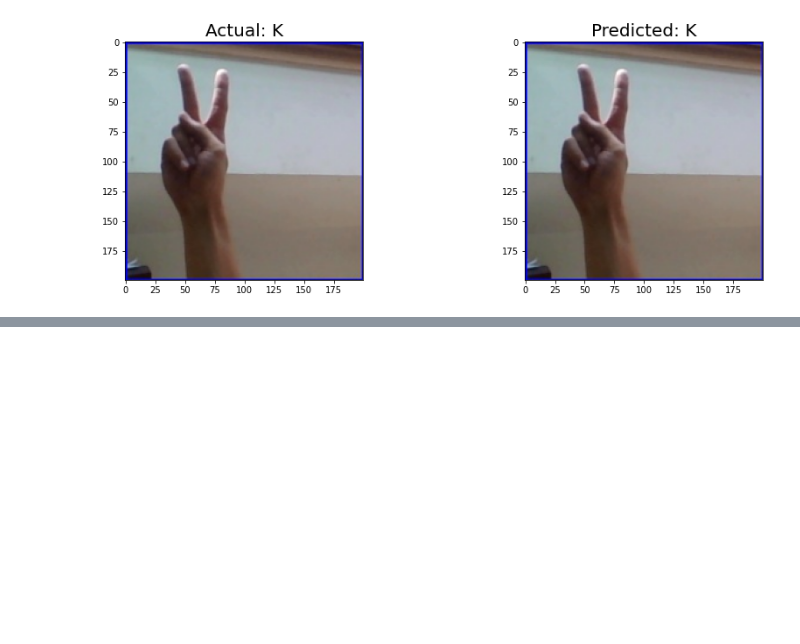
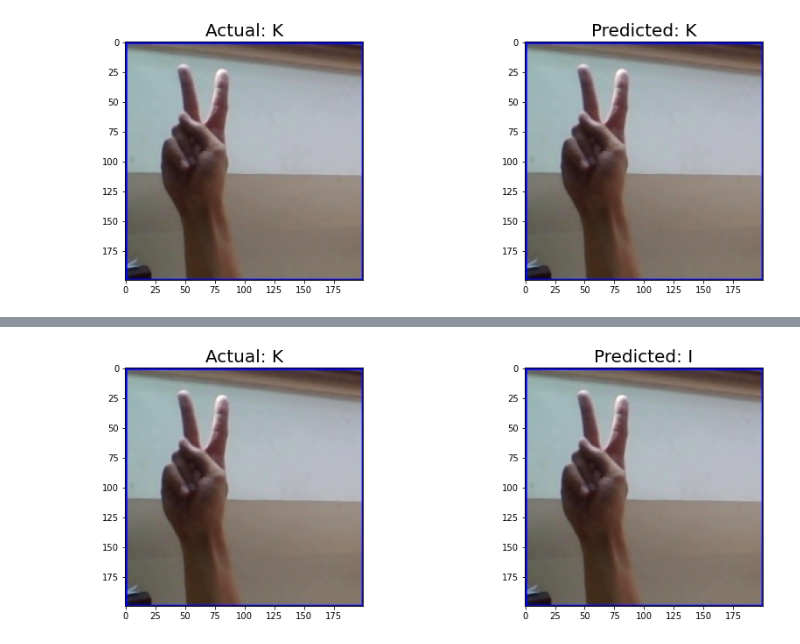
Before and after one commit to BharathN96/ASL_classification, a Jupyter notebook: Team7_Kavya.ipynb, the cells around one changed output, grey strips where cells are left out. Drawn from its saved outputs; the diff is of its cells as text; code cells hidden in the pictures; blank space fills up the shorter version.

```diff
--- a/Team7_Kavya.ipynb
+++ b/Team7_Kavya.ipynb
@@ -429,0 +611,20 @@ plt.show()
+# %%
+img1=cv2.imread("Alphabets_split/val/K/K530.jpg")
+img1=cv2.cvtColor(img1,cv2.COLOR_BGR2RGB)
+test_image = image.load_img('Alphabets_split/val/K/K530.jpg', target_size = (32, 32))
+test_image = image.img_to_array(test_image)
+test_image = np.expand_dims(test_image, axis = 0)
+result = transfer_model.predict(test_image/255.)
+prediction=list(train_data.class_indices.keys())[np.argmax(result)]
+
+plt.figure(figsize=(15,5))
+plt.subplot(121)
+plt.imshow(img1)
+plt.title("Actual: K",fontsize=20)
+
+plt.subplot(122)
+plt.imshow(img1)
+plt.title("Predicted: {}".format(prediction),fontsize=20)
+plt.show()
+# %% [output]
+[figure, added]
```
Also changed, not shown: parts of 48 cells of this notebook.
